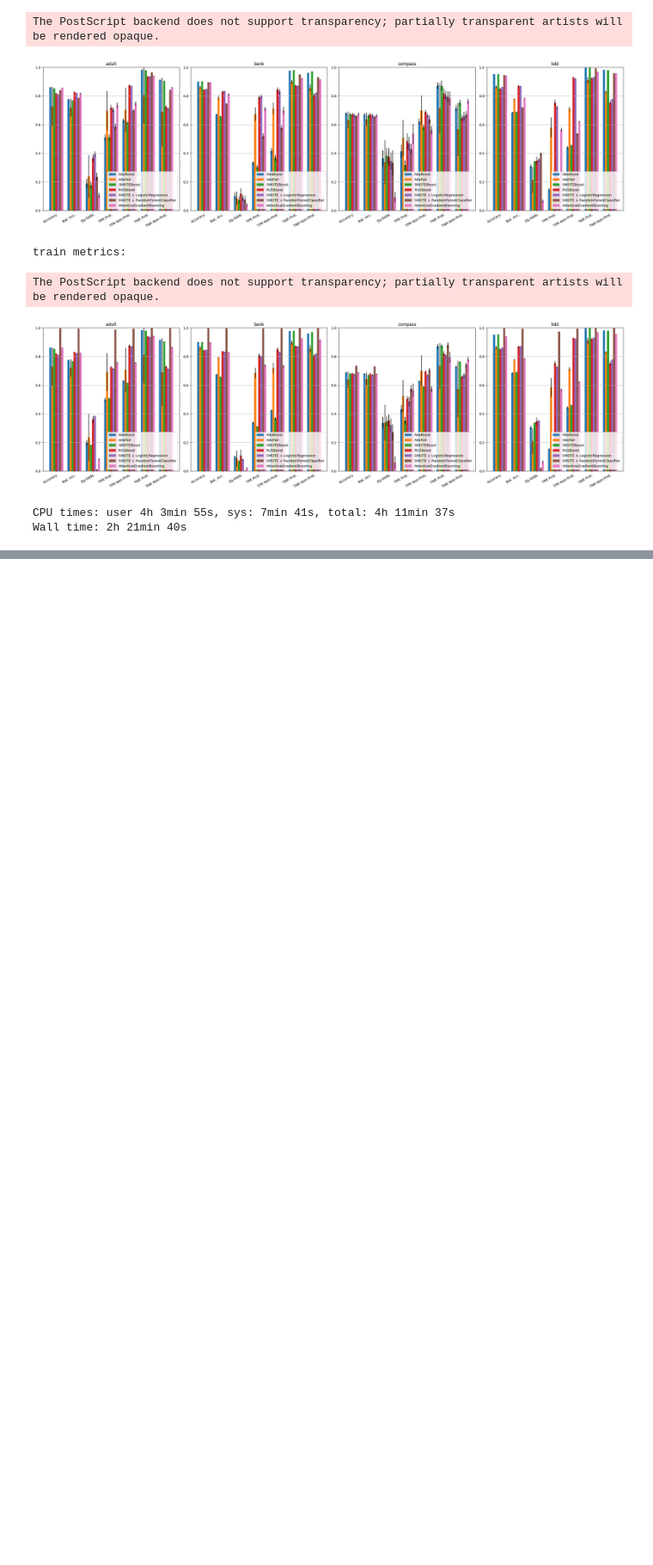
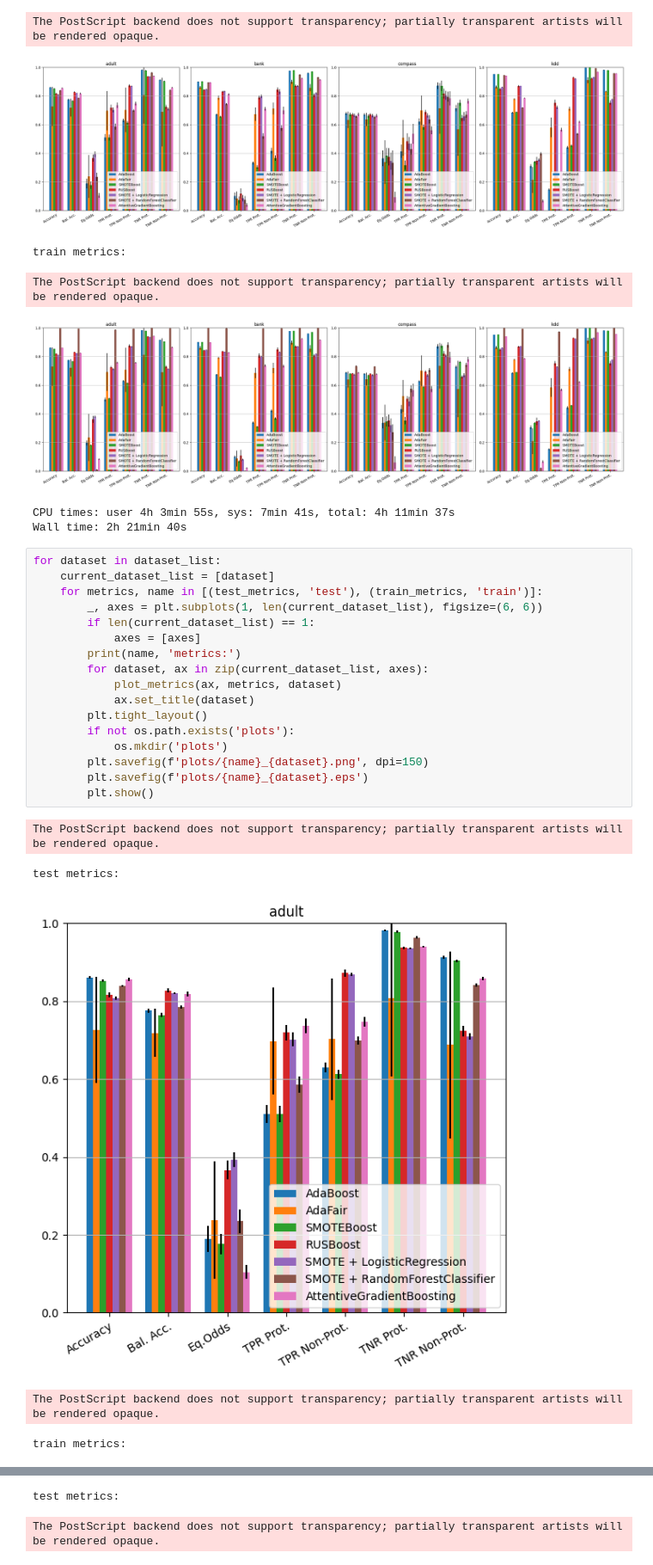
Before and after one commit to isaf27/fairness-aware-classification, a Jupyter notebook: experiments.ipynb, the cells around one changed output, grey strips where cells are left out. Shown: that part at 86% size. Drawn from its saved outputs; the diff is of its cells as text; blank space fills up the shorter version.

Commit message:
add more plots

```diff
--- a/experiments.ipynb
+++ b/experiments.ipynb
@@ -166,3 +166,26 @@ The PostScript backend does not support transparency; partially transparent arti
 [figure]
 CPU times: user 4h 3min 55s, sys: 7min 41s, total: 4h 11min 37s
 Wall time: 2h 21min 40s
+# %%
+for dataset in dataset_list:
+    current_dataset_list = [dataset]
+    for metrics, name in [(test_metrics, 'test'), (train_metrics, 'train')]:
+        _, axes = plt.subplots(1, len(current_dataset_list), figsize=(6, 6))
+        if len(current_dataset_list) == 1:
+            axes = [axes]
+        print(name, 'metrics:')
+        for dataset, ax in zip(current_dataset_list, axes):
+            plot_metrics(ax, metrics, dataset)
+            ax.set_title(dataset)
+        plt.tight_layout()
+        if not os.path.exists('plots'):
+            os.mkdir('plots')
+        plt.savefig(f'plots/{name}_{dataset}.png', dpi=150)
+        plt.savefig(f'plots/{name}_{dataset}.eps')
+        plt.show()
+# %% [output]
+The PostScript backend does not support transparency; partially transparent artists will be rendered opaque.
+test metrics:
+[figure, added]
+The PostScript backend does not support transparency; partially transparent artists will be rendered opaque.
+train metrics:
@@ -168,0 +193,2 @@ Wall time: 2h 21min 40s
+test metrics:
+The PostScript backend does not support transparency; partially transparent artists will be rendered opaque.
```
Also changed, not shown: parts of 1 cell of this notebook, 16 other files.
